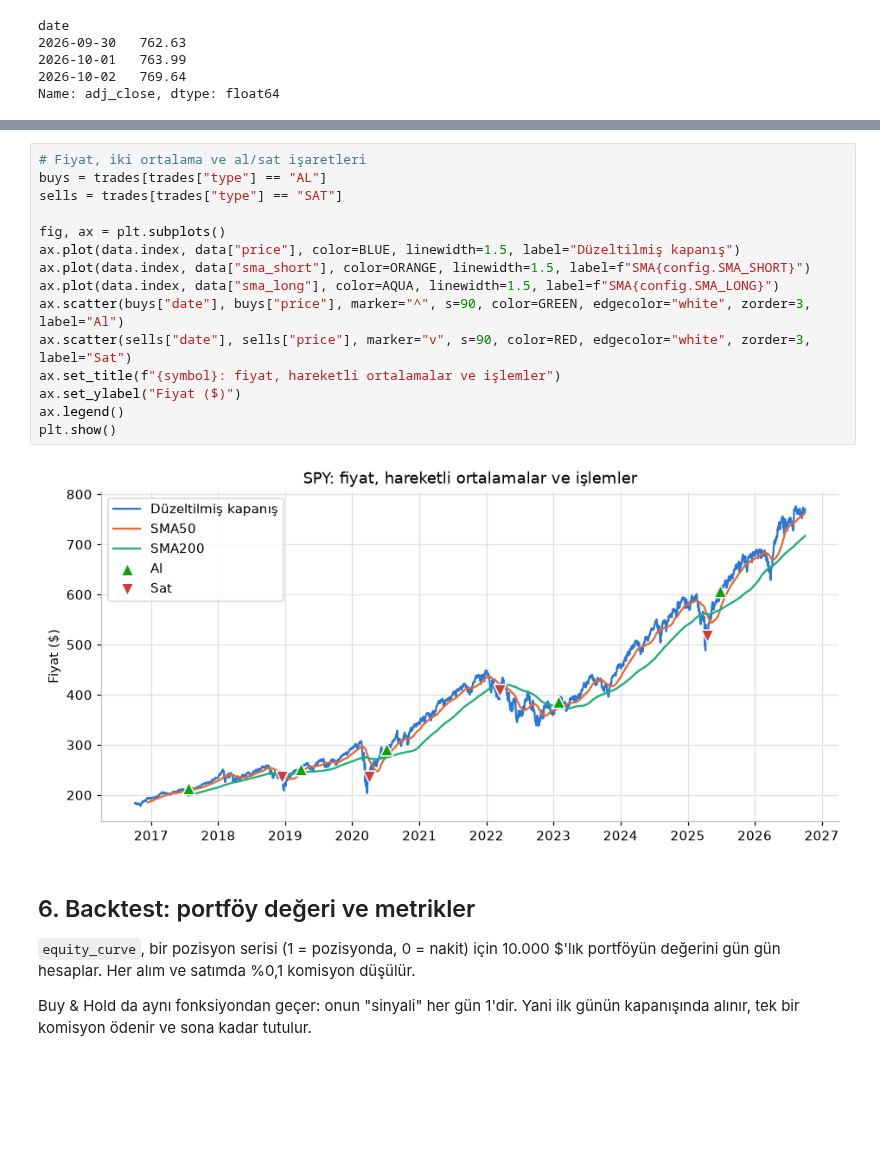
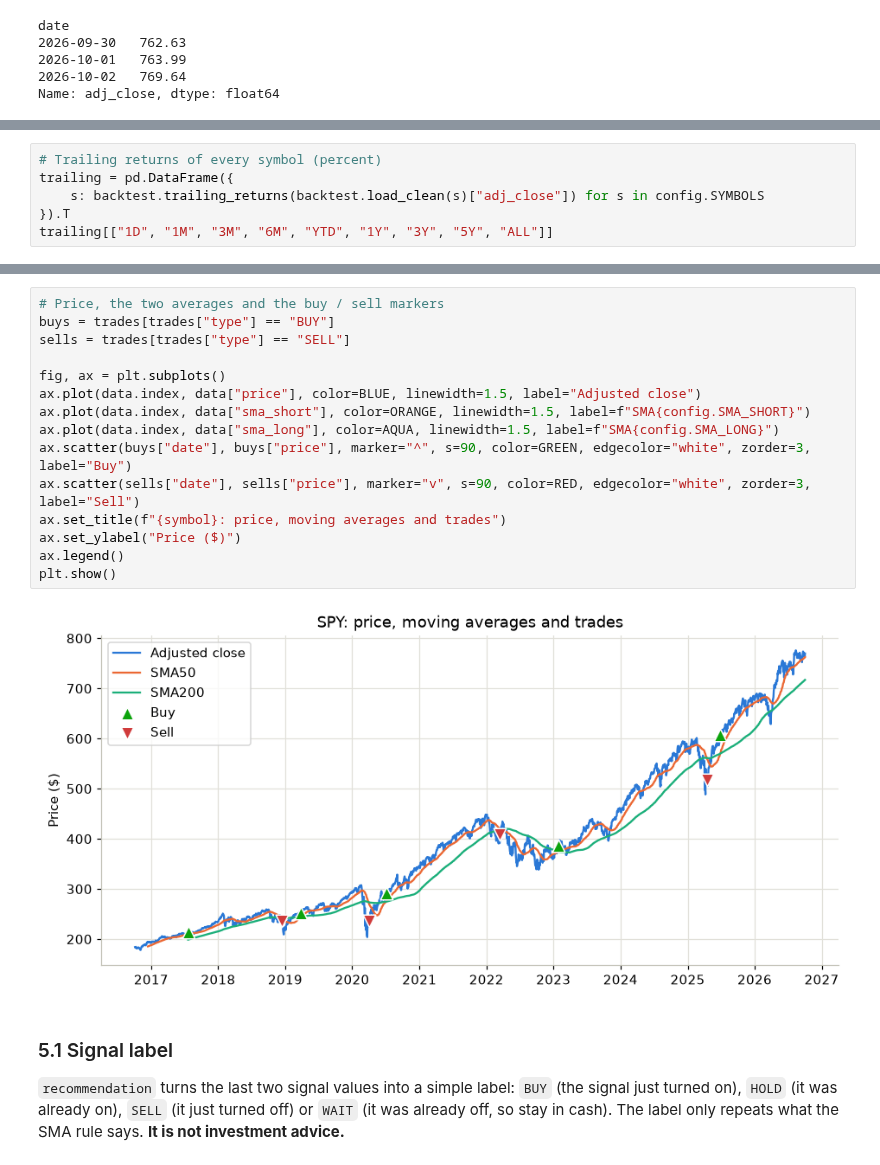
Before and after one commit to OkanOzuAI/etf-database, a Jupyter notebook: notebook/analysis.ipynb, the cells around one changed output, grey strips where cells are left out. Saved outputs shown, nothing was run; the diff lists cells and outputs as text; blank space fills up the shorter version.

```diff
--- a/notebook/analysis.ipynb
+++ b/notebook/analysis.ipynb
@@ -554,0 +622,6 @@ yearly
+# %%
+# Trailing returns of every symbol (percent)
+trailing = pd.DataFrame({
+    s: backtest.trailing_returns(backtest.load_clean(s)["adj_close"]) for s in config.SYMBOLS
+}).T
+trailing[["1D", "1M", "3M", "6M", "YTD", "1Y", "3Y", "5Y", "ALL"]]
@@ -627,23 +724,21 @@ trades
 # %%
-# Fiyat, iki ortalama ve al/sat işaretleri
-buys = trades[trades["type"] == "AL"]
-sells = trades[trades["type"] == "SAT"]
+# Price, the two averages and the buy / sell markers
+buys = trades[trades["type"] == "BUY"]
+sells = trades[trades["type"] == "SELL"]
 
 fig, ax = plt.subplots()
-ax.plot(data.index, data["price"], color=BLUE, linewidth=1.5, label="Düzeltilmiş kapanış")
+ax.plot(data.index, data["price"], color=BLUE, linewidth=1.5, label="Adjusted close")
 ax.plot(data.index, data["sma_short"], color=ORANGE, linewidth=1.5, label=f"SMA{config.SMA_SHORT}")
 ax.plot(data.index, data["sma_long"], color=AQUA, linewidth=1.5, label=f"SMA{config.SMA_LONG}")
-ax.scatter(buys["date"], buys["price"], marker="^", s=90, color=GREEN, edgecolor="white", zorder=3, label="Al")
-ax.scatter(sells["date"], sells["price"], marker="v", s=90, color=RED, edgecolor="white", zorder=3, label="Sat")
-ax.set_title(f"{symbol}: fiyat, hareketli ortalamalar ve işlemler")
-ax.set_ylabel("Fiyat ($)")
+ax.scatter(buys["date"], buys["price"], marker="^", s=90, color=GREEN, edgecolor="white", zorder=3, label="Buy")
+ax.scatter(sells["date"], sells["price"], marker="v", s=90, color=RED, edgecolor="white", zorder=3, label="Sell")
+ax.set_title(f"{symbol}: price, moving averages and trades")
+ax.set_ylabel("Price ($)")
 ax.legend()
 plt.show()
 # %% [output]
-[figure, old version]
+[figure, new version]
-# %% [markdown]
-## 6. Backtest: portföy değeri ve metrikler
-
-`equity_curve`, bir pozisyon serisi (1 = pozisyonda, 0 = nakit) için 10.000 $'lık portföyün değerini gün gün hesaplar. Her alım ve satımda %0,1 komisyon düşülür.
-
-Buy & Hold da aynı fonksiyondan geçer: onun "sinyali" her gün 1'dir. Yani ilk günün kapanışında alınır, tek bir komisyon ödenir ve sona kadar tutulur.
+# %% [markdown]
+### 5.1 Signal label
+
+`recommendation` turns the last two signal values into a simple label: `BUY` (the signal just turned on), `HOLD` (it was already on), `SELL` (it just turned off) or `WAIT` (it was already off, so stay in cash). The label only repeats what the SMA rule says. **It is not investment advice.**
```
Also changed, not shown: parts of 90 cells of this notebook, 1 other file.
